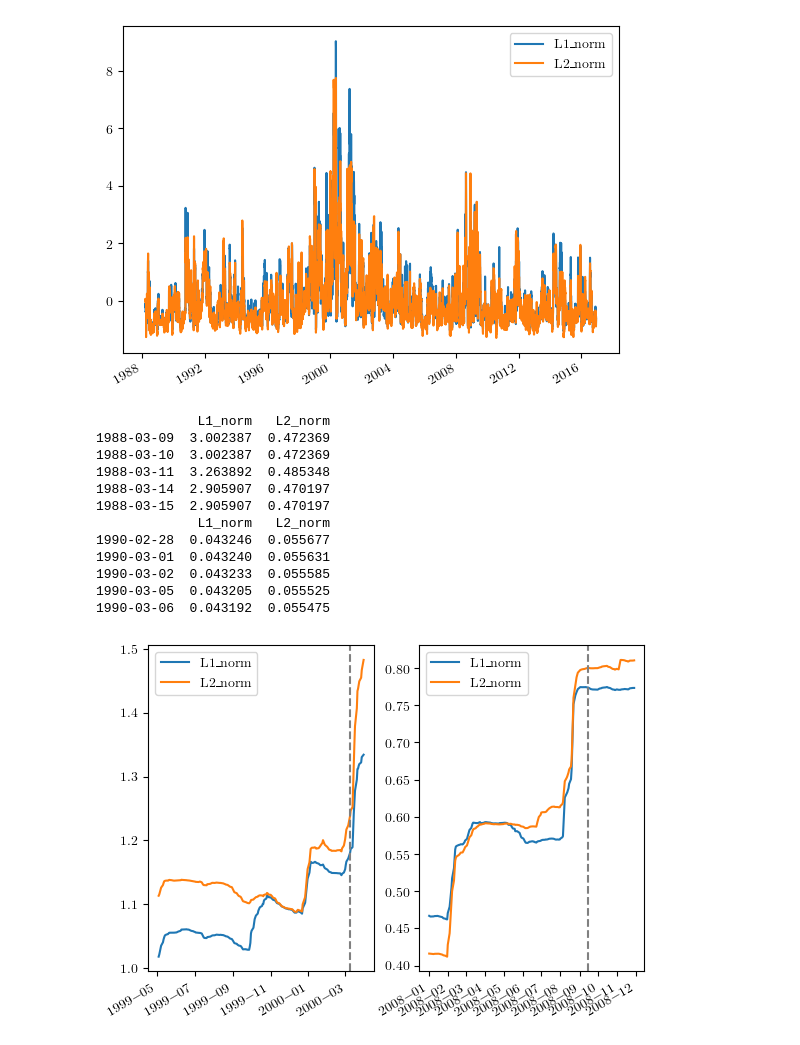
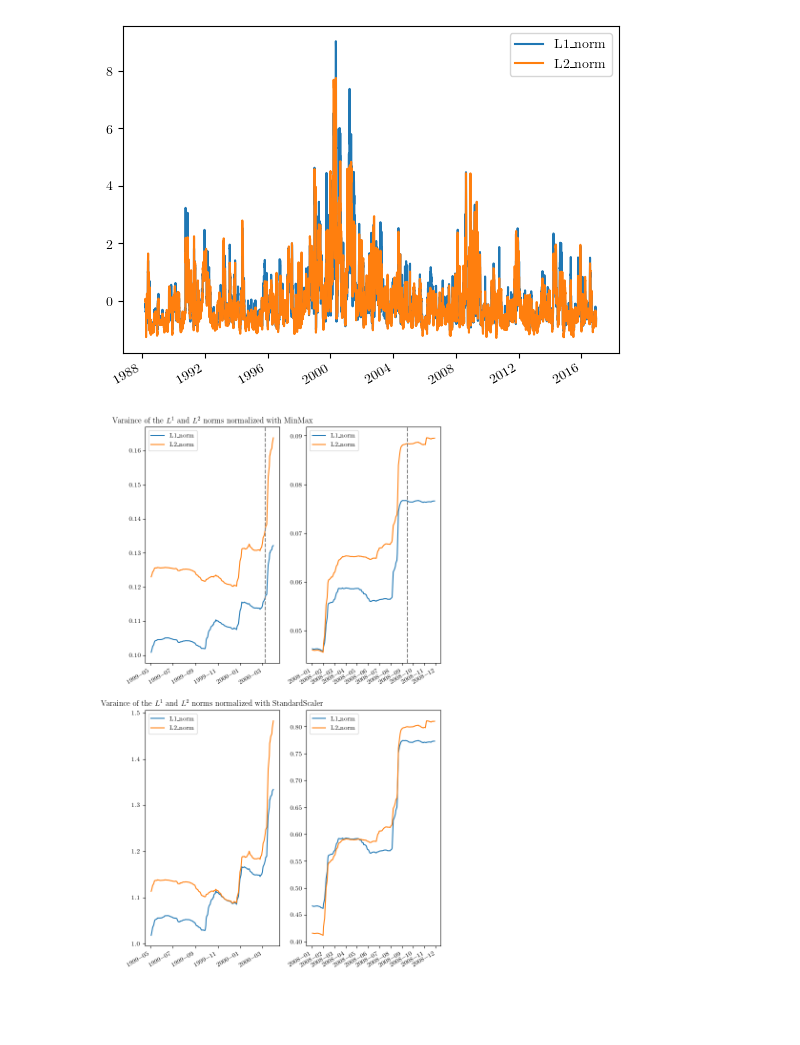
Before and after one commit to FloerHogy/FinancialTimeSeriesTDA, a Jupyter notebook: Project TDA/ProjectTDA.ipynb, the cells around one changed output. Drawn from its saved outputs; the diff is of its cells as text; code cells hidden in the pictures; blank space fills up the shorter version.

```diff
--- a/Project TDA/ProjectTDA.ipynb
+++ b/Project TDA/ProjectTDA.ipynb
@@ -780,28 +786,19 @@ plt.show()
 # %% [output]
 [figure]
 # %%
-std_norms_SS= norms_normalized_SS.rolling(500).std().dropna()
-print(Norms_ln.head())
-print(std_norms.head())
+fig, axs = plt.subplots(2,2, figsize = (8,16))
 
-fig, axs = plt.subplots(1,2)
+axs[0][0].set_title('Varaince of the $L^1$ and $L^2$ norms normalized with MinMax')
+axs[1][0].set_title('Varaince of the $L^1$ and $L^2$ norms normalized with StandardScaler')
 
-std_norms_SS['1999-05': '2000-03'].plot(ax = axs[0])
-std_norms_SS['2008-01': '2008-11'].plot(ax = axs[1])
-axs[1].axvline(x = '2008-09-15', color = 'grey', linestyle = '--')
-axs[0].axvline(x = '2000-03-09', color = 'grey', linestyle = '--')
+std_norms['1999-05': '2000-03'].plot(ax = axs[0][0])
+std_norms['2008-01': '2008-11'].plot(ax = axs[0][1])
+std_norms_SS['1999-05': '2000-03'].plot(ax = axs[1][0])
+std_norms_SS['2008-01': '2008-11'].plot(ax = axs[1][1])
+
+axs[0][1].axvline(x = '2008-09-15', color = 'grey', linestyle = '--')
+axs[0][0].axvline(x = '2000-03-09', color = 'grey', linestyle = '--')
+
 plt.show()
 # %% [output]
-             L1_norm   L2_norm
-1988-03-09  3.002387  0.472369
-1988-03-10  3.002387  0.472369
-1988-03-11  3.263892  0.485348
-1988-03-14  2.905907  0.470197
-1988-03-15  2.905907  0.470197
-             L1_norm   L2_norm
-1990-02-28  0.043246  0.055677
-1990-03-01  0.043240  0.055631
-1990-03-02  0.043233  0.055585
-1990-03-05  0.043205  0.055525
-1990-03-06  0.043192  0.055475
-[figure, old version]
+[figure, new version]
```
Also changed, not shown: parts of 2 cells of this notebook.
